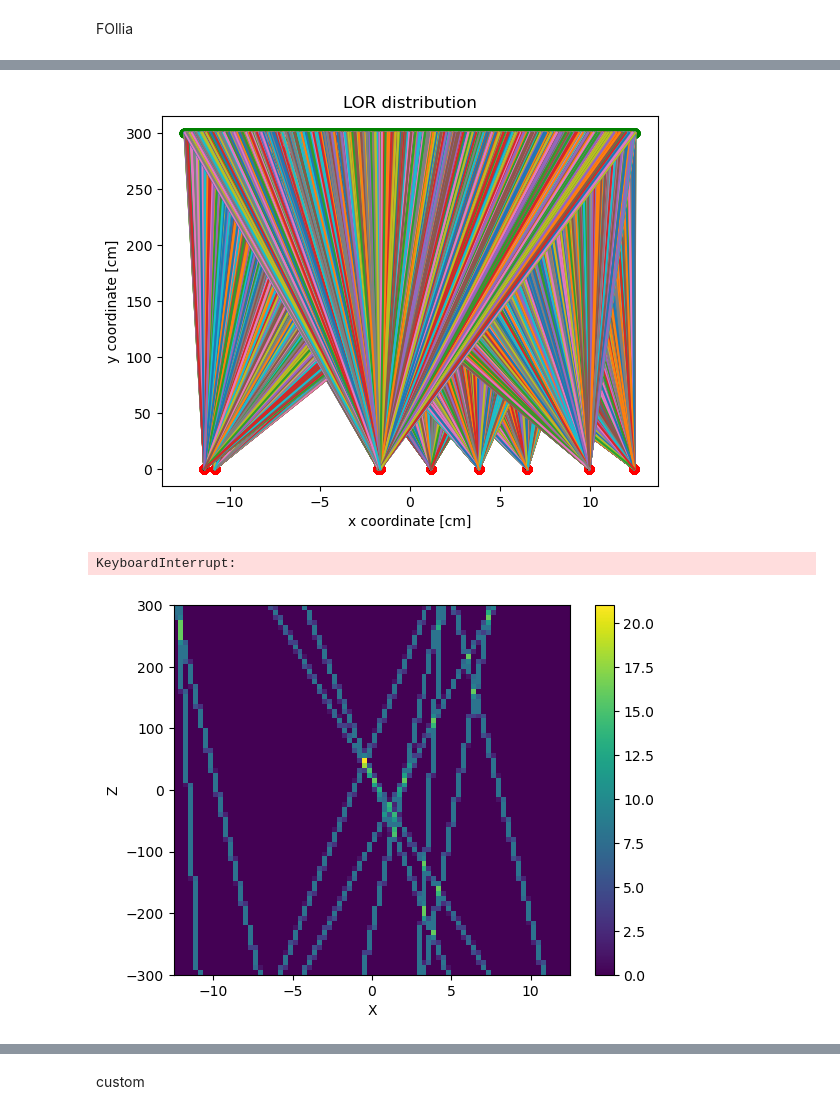
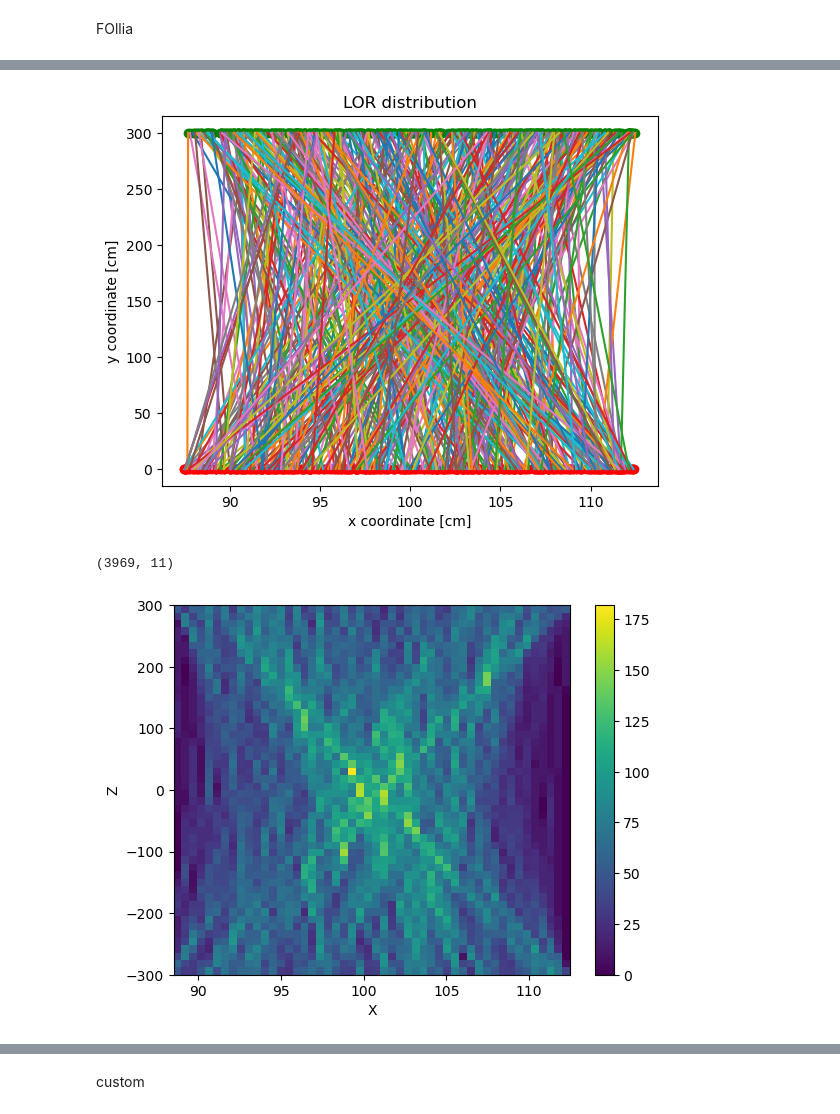
Before and after one commit to francescouni0/Online-Monitoring, a Jupyter notebook: RECONPET3D.ipynb, the cells around one changed output, grey strips where cells are left out. Cells and saved outputs as stored; diff of their text form; code cells hidden in the pictures.

```diff
--- a/RECONPET3D.ipynb
+++ b/RECONPET3D.ipynb
@@ -8,7 +8,7 @@ import seaborn as sns
 # %%
 
 
-file = uproot.open("dati/cilindrofan/150mev/coll/Hitsx0.root")
+file = uproot.open("dati/cilindrofan/150mev/coll/Hitsxp10.root")
 tree = file["Hits"]
 
 data = tree.arrays(library="pd")
@@ -31,9 +31,9 @@ bins = [0.999, 1.09, 1.9999,2.09,2.9999, 3.09]
 plt.hist(grouped_data["count"], bins=bins, label="annihil", alpha=0.7, color="blue")
 plt.show()
 
-#print(np.shape(grouped_data[grouped_data["count"]==2])[0])
-#
-#print(np.shape(grouped_data_brem)[0])
+print(np.shape(grouped_data[grouped_data["count"]==2])[0])
+
+print(np.shape(grouped_data_brem)[0])
 #
 #x=[0]
 #plt.scatter(x,np.shape(grouped_data[grouped_data["count"]==2])[0],label="annihil_pair")
@@ -44,5 +66,5 @@ plt.show()
 # %%
-dt = np.genfromtxt('dati/cilindrofan/150mev/annihilation_positions.csv', delimiter=',')
+dt = np.genfromtxt('dati/cilindrofan/150mev/coll/annihilation_positions.csv', delimiter=',')
 
 
 # Calculate depth (assuming depth is the z-coordinate)
@@ -51,7 +73,7 @@ z_values = dt[:,2]
 y_values = dt[:,1]
 
 
-plt.hist2d(x_values,z_values, bins=(100,100), range=[[-150, 150], [-30, 30]], cmap='viridis')
+plt.hist2d(x_values,z_values, bins=(100,100), range=[[-300, 300], [-100, 100]], cmap='viridis')
 plt.xlabel('X')
 plt.ylabel('Z')
 plt.show()
@@ -229,7 +271,12 @@ pairs = pairs[(pairs['TOF_x'] - pairs['TOF_y']).abs() < 2]
 # %%
 
-x1 = np.array(pairs['x_x'].head(30000)) # X positions of the first scintillator
-x2 = np.array(pairs['x_y'].head(30000)) # X positions of the second scintillator
+#x1 = np.array(pairs['x_x'].head(30000)) # X positions of the first scintillator
+#x2 = np.array(pairs['x_y'].head(30000)) # X positions of the second scintillator
+data=data[(data['processName'] == 'annihil')]
+data1 = data[(data['z'] > 0)]
+data2 = data[(data['z'] < 0)]
+x1 = np.array(data1['x'].head(470)) # X positions of the first scintillator
+x2 = np.array(data2['x'].head(470)) # X positions of the second scintillator
 
 # Calculate the midpoint between the two scintillators
 midpoint = (x1 + x2) / 2
@@ -258,7 +305,11 @@ plt.ylabel('y coordinate [cm]')
 plt.title('LOR distribution')
 plt.show()
 # %% [output]
-[figure, old version]
+[figure, new version]
+# %%
+print(np.shape(data2))
+# %% [output]
+(3969, 11)
 # %%
 y=np.linspace(-300,300,300)
 
@@ -272,26 +323,24 @@ for j in range(len(y)):
     for i in range(len(x2)):
         x = (lines1[i].intersection(lines2[j])).x
         distry[i, j] = x
-# %% [output]
-KeyboardInterrupt:
 # %%
 y = np.linspace(-300,300,distry.shape[1])
 
 x_flattened = distry.flatten()
 y_flattened = np.tile(y, distry.shape[0])
 
 mask = ~np.isnan(x_flattened)
 x_filtered1 = x_flattened[mask]
 y_filtered1 = y_flattened[mask]
 
-plt.hist2d(x_filtered1, y_filtered1, bins=[80,75], cmap='viridis',range=[[-12.5,12.5],[-300,300]])
+plt.hist2d(x_filtered1, y_filtered1, bins=[50,50], cmap='viridis',range=[[88.5, 112.5],[-300,300]])
 
 plt.colorbar()
 
 plt.xlabel('X')
 plt.ylabel('Z')
 
 plt.show()
 # %% [output]
-[figure, old version]
+[figure, new version]
 # %%
```
Also changed, not shown: parts of 9 cells of this notebook, 7 other files.
